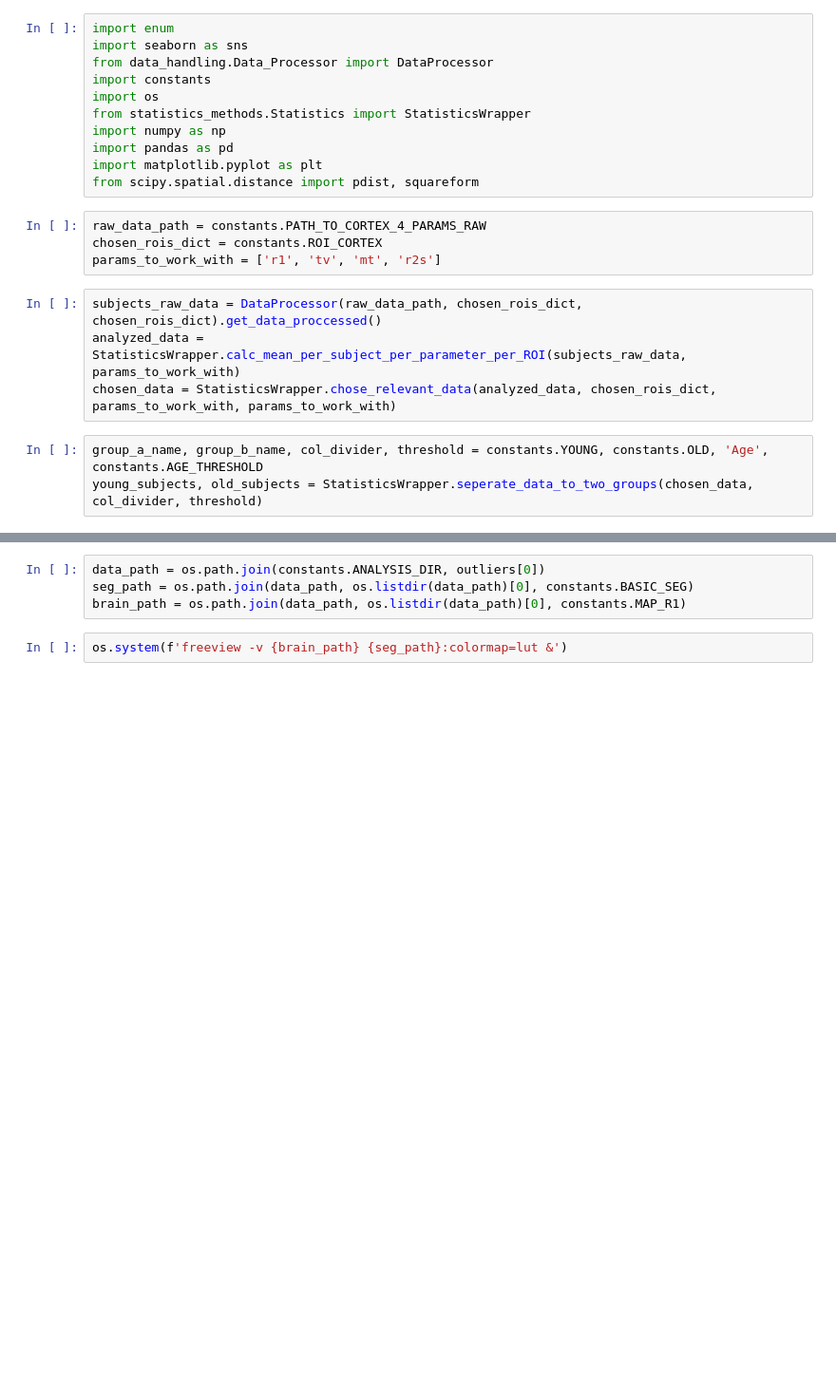
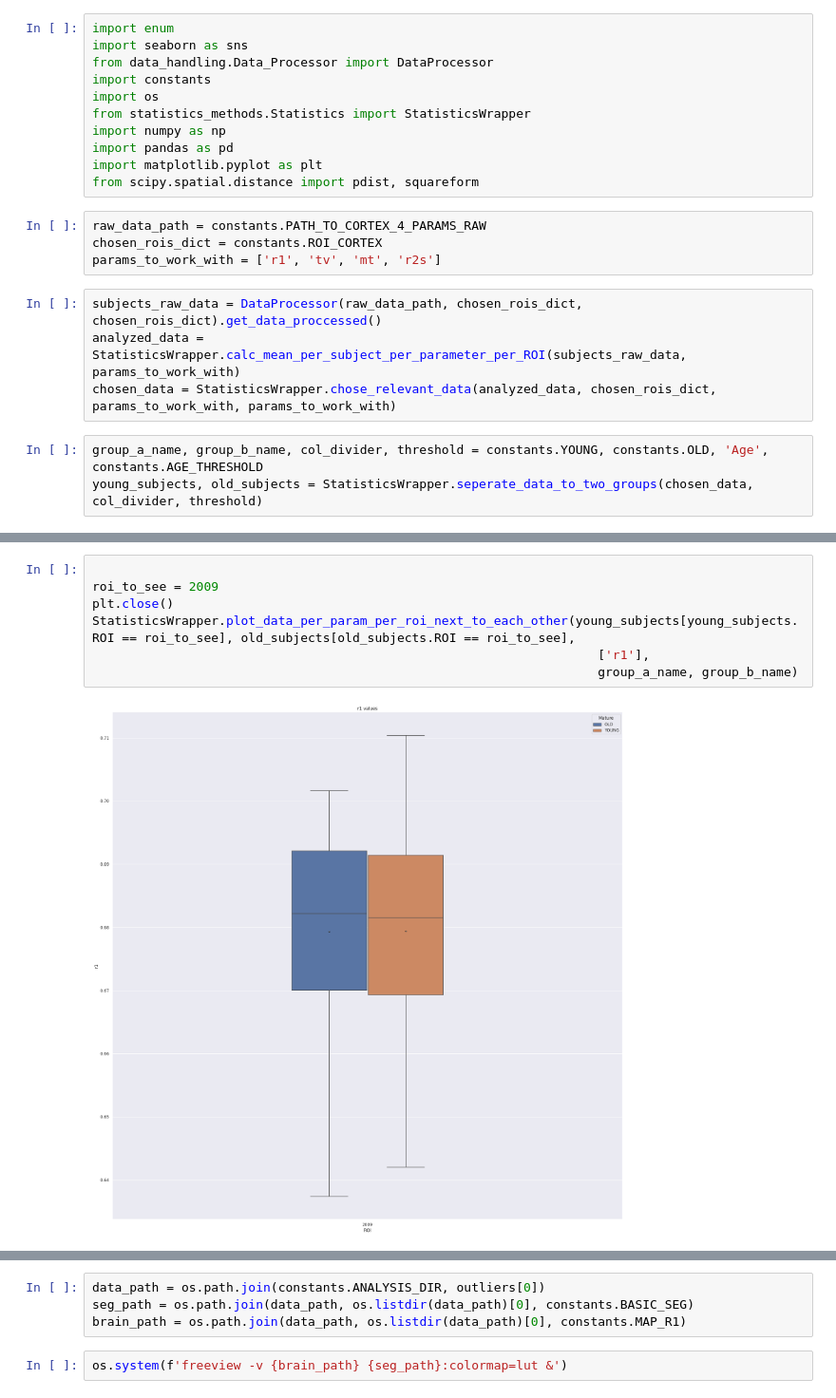
Before and after one commit to NivAm12/qMRI_Analyzer, a Jupyter notebook: main.ipynb, the cells around one changed output, grey strips where cells are left out. Shown at 95% size. Drawn from its saved outputs; the diff is of its cells as text; blank space fills up the shorter version.

```diff
--- a/main.ipynb
+++ b/main.ipynb
@@ -49,0 +89,9 @@ young: 18, old: 15
+# %%
+
+roi_to_see = 2009
+plt.close()
+StatisticsWrapper.plot_data_per_param_per_roi_next_to_each_other(young_subjects[young_subjects.ROI == roi_to_see], old_subjects[old_subjects.ROI == roi_to_see],
+                                                                    ['r1'],
+                                                                    group_a_name, group_b_name)
+# %% [output]
+[figure, added]
```
Also changed, not shown: parts of 28 cells of this notebook, 3 other files.
